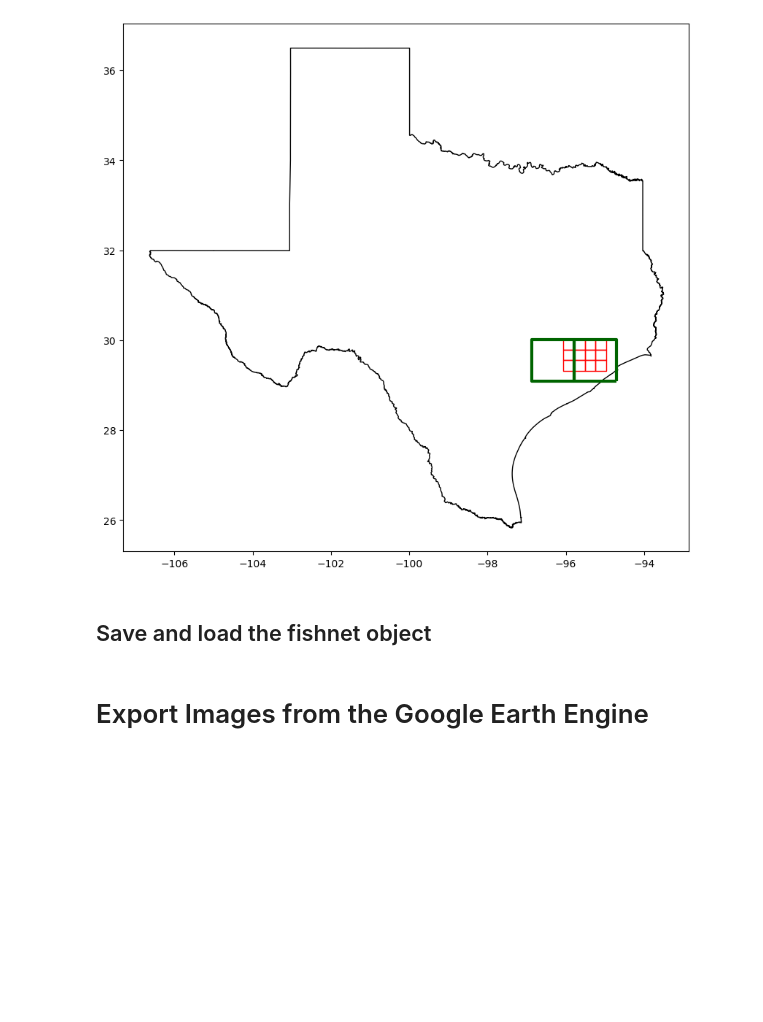
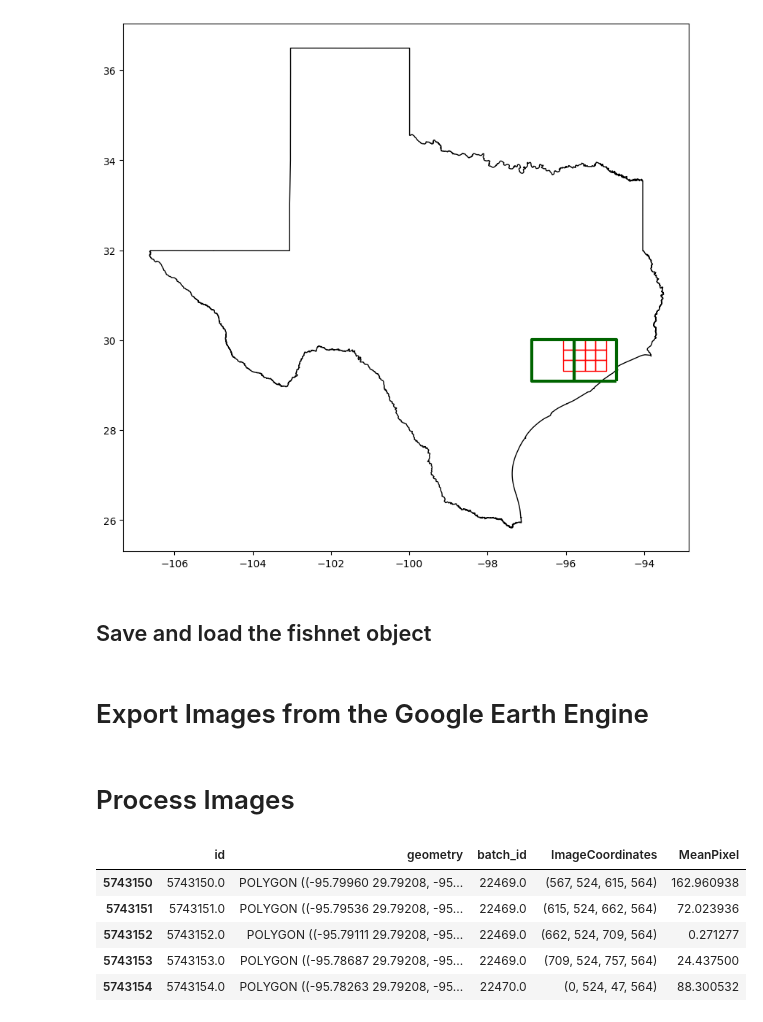
Before and after one commit to victor-radermecker/AdvancedLandCoverAnalytics-Pipeline, a Jupyter notebook: Google_Earth_Engine/code_review.ipynb, the cells around one changed output. Drawn from its saved outputs; the diff is of its cells as text; code cells hidden in the pictures; blank space fills up the shorter version.

```diff
--- a/Google_Earth_Engine/code_review.ipynb
+++ b/Google_Earth_Engine/code_review.ipynb
@@ -119,3 +112,5 @@ image_exporter.set_date_range(2016)
 image_exporter.set_folder('DW_landcover')
 
 image_exporter.export_images()
+# %% [markdown]
+# Process Images
@@ -121,0 +121,9 @@ image_exporter.export_images()
+# %%
+fishnet_creator.filtered_fishnet.head()
+# %% [output]
+|  | id | geometry | batch_id | ImageCoordinates | MeanPixel |
+| 5743150 | 5743150.0 | POLYGON ((-95.79960 29.79208, -95... | 22469.0 | (567, 524, 615, 564) | 162.960938 |
+| 5743151 | 5743151.0 | POLYGON ((-95.79536 29.79208, -95... | 22469.0 | (615, 524, 662, 564) | 72.023936 |
+| 5743152 | 5743152.0 | POLYGON ((-95.79111 29.79208, -95... | 22469.0 | (662, 524, 709, 564) | 0.271277 |
+| 5743153 | 5743153.0 | POLYGON ((-95.78687 29.79208, -95... | 22469.0 | (709, 524, 757, 564) | 24.437500 |
+| 5743154 | 5743154.0 | POLYGON ((-95.78263 29.79208, -95... | 22470.0 | (0, 524, 47, 564) | 88.300532 |
```
Also changed, not shown: parts of 5 cells of this notebook, 4 other files.
